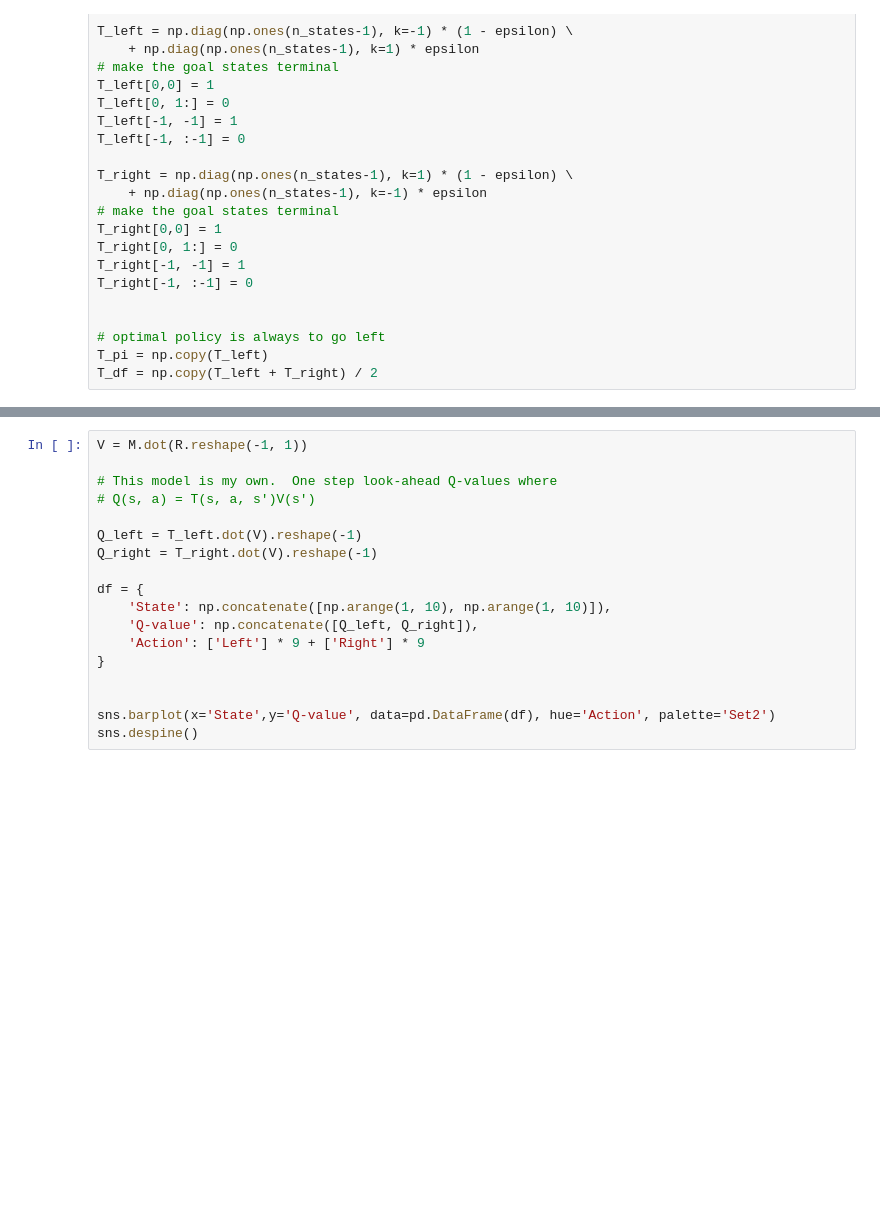
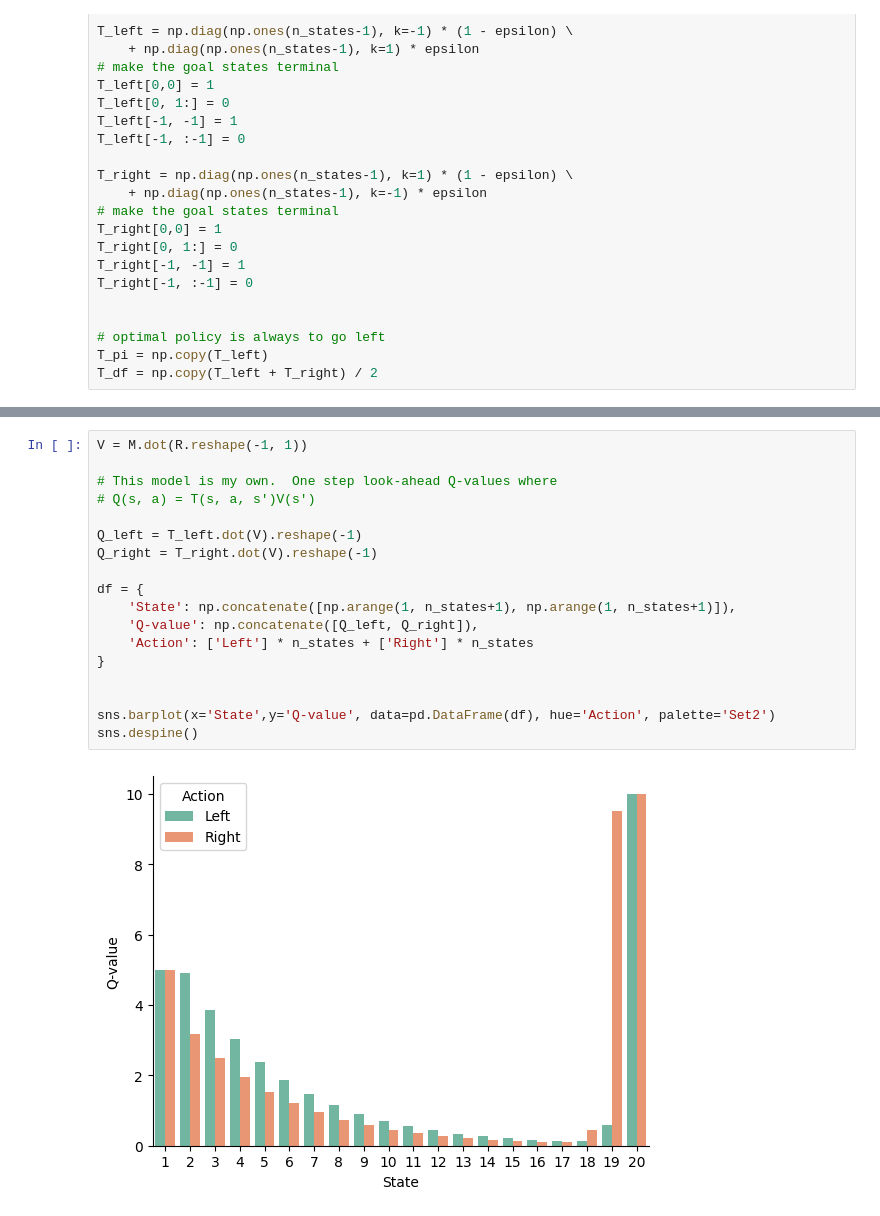
Before and after one commit to nicktfranklin/thread_the_needle, a Jupyter notebook: Successor Representation.ipynb, the cells around one changed output, grey strips where cells are left out. Drawn from its saved outputs; the diff is of its cells as text; blank space fills up the shorter version.

```diff
--- a/Successor Representation.ipynb
+++ b/Successor Representation.ipynb
@@ -331,21 +344,23 @@ plt.ylabel('State-Values')
 # %%
 V = M.dot(R.reshape(-1, 1))
 
 # This model is my own.  One step look-ahead Q-values where
 # Q(s, a) = T(s, a, s')V(s')
 
 Q_left = T_left.dot(V).reshape(-1)
 Q_right = T_right.dot(V).reshape(-1)
 
 df = {
-    'State': np.concatenate([np.arange(1, 10), np.arange(1, 10)]),
+    'State': np.concatenate([np.arange(1, n_states+1), np.arange(1, n_states+1)]),
     'Q-value': np.concatenate([Q_left, Q_right]),
-    'Action': ['Left'] * 9 + ['Right'] * 9
+    'Action': ['Left'] * n_states + ['Right'] * n_states
 }
 
 
 sns.barplot(x='State',y='Q-value', data=pd.DataFrame(df), hue='Action', palette='Set2')
 sns.despine()
+# %% [output]
+[figure, added]
 # %%
 # policy
 # pi(s, a) = softmax(Q(s,a))
```
Also changed, not shown: parts of 27 cells of this notebook, 2 other files.
